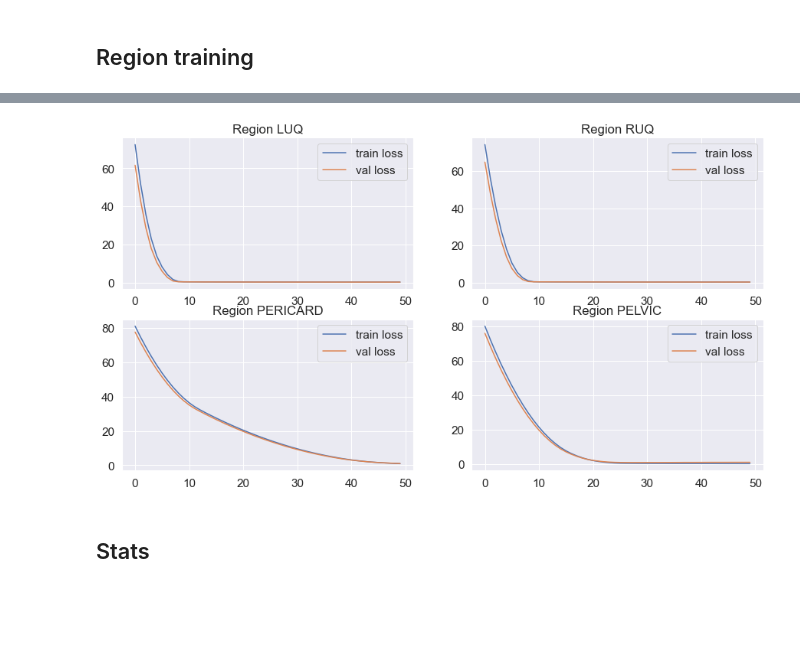
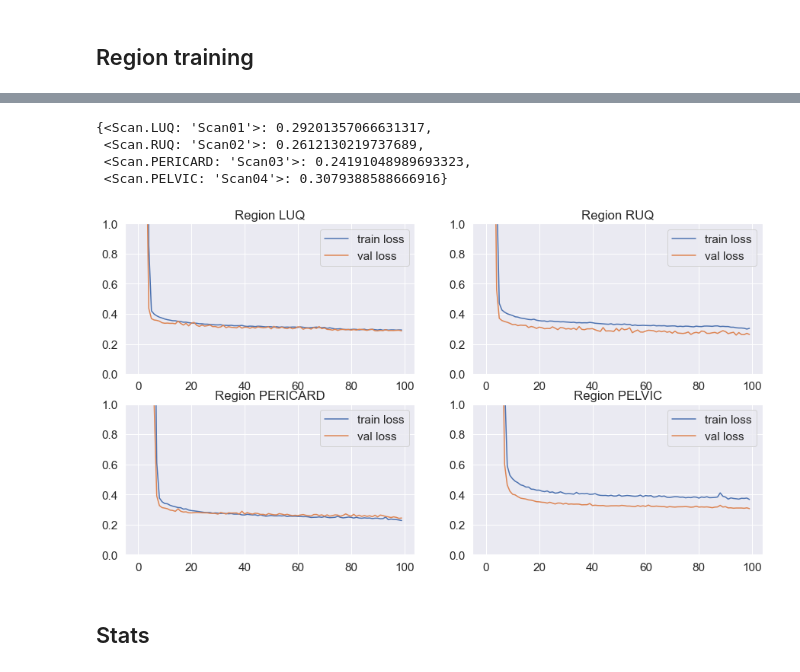
Before and after one commit to d0rnkernsky/COMP4906, a Jupyter notebook: model.ipynb, the cells around one changed output, grey strips where cells are left out. Cells and saved outputs as stored; diff of their text form; code cells hidden in the pictures; blank space fills up the shorter version.

```diff
--- a/model.ipynb
+++ b/model.ipynb
@@ -248,9 +228,9 @@ for i in range(6):
         fine_folds_stats[i][reg] = []
 # %%
 # hyper-parameters #
-fine_epochs = 50
+fine_epochs = 100
 fine_batch_size = 32
-fine_kernel_size = 7
+fine_kernel_size = 5
 fine_filters = 64
 fine_dropout_rate = 0.7
 fine_learning_rate = 0.00001
@@ -258,7 +238,7 @@ fine_regularizer = keras.regularizers.l1_l2(0.07)
 fine_CALLBACKS = [
     keras.callbacks.ReduceLROnPlateau(
         monitor='val_loss', factor=0.5, patience=20, min_lr=0.000001
-    ),
+    )
 ]
 # %%
 def load_model(num, reg):
@@ -388,0 +369,13 @@ INFO:tensorflow:Assets written to: ./best_model_tuned_5_Scan.PELVIC.tf/assets
+# %%
+print('Region', end='\t')
+for i in range(6):
+    print(f'Model {i + 1}', end='\t')
+
+print()
+for _, reg in enumerate([Scan.LUQ, Scan.RUQ, Scan.PERICARD, Scan.PELVIC]):
+    print(f'{reg.name}', end='\t')
+    for i in range(6):
+        model_stat = fine_folds_stats[i][reg]
+        print(f'{model_stat[0][0]:.2f}/{(100*model_stat[0][1]):.2f}', end='\t')
+
+    print()
@@ -389,11 +388,9 @@ INFO:tensorflow:Assets written to: ./best_model_tuned_5_Scan.PELVIC.tf/assets
 # %%
-region_avg_loss = dict()
-region_avg_val_loss = dict()
-for _, reg in enumerate([Scan.LUQ, Scan.RUQ, Scan.PERICARD, Scan.PELVIC]):
-    region_avg_loss[reg] = []
-    region_avg_val_loss[reg] = []
+avg_reg_acc = dict()
 
 for _, reg in enumerate([Scan.LUQ, Scan.RUQ, Scan.PERICARD, Scan.PELVIC]):
-    for i in range(len(iterations)):
-        region_avg_loss[reg].append(fine_models_train_hist[i][reg]['loss'])
-        region_avg_val_loss[reg].append(fine_models_train_hist[i][reg]['val_loss'])
+    avg = []
+    for i in range(6):
+        avg.append(fine_folds_stats[i][reg][0][1])
+
+    avg_reg_acc[reg] = np.mean(avg)
@@ -400,18 +399,34 @@ for _, reg in enumerate([Scan.LUQ, Scan.RUQ, Scan.PERICARD, Scan.PELVIC]):
+# %%
+avg_reg_loss = dict()
+
+for _, reg in enumerate([Scan.LUQ, Scan.RUQ, Scan.PERICARD, Scan.PELVIC]):
+    avg = []
+    for i in range(6):
+        avg.append(fine_folds_stats[i][reg][0][0])
+
+    avg_reg_loss[reg] = np.mean(avg)
+# %%
+avg_reg_loss
+# %% [output]
+{<Scan.LUQ: 'Scan01'>: 0.29201357066631317,
+ <Scan.RUQ: 'Scan02'>: 0.2612130219737689,
+ <Scan.PERICARD: 'Scan03'>: 0.24191048989693323,
+ <Scan.PELVIC: 'Scan04'>: 0.3079388588666916}
 # %%
 fib, axs = plt.subplots(2, 2, figsize=(15,8))
 
 for i, reg in enumerate([Scan.LUQ, Scan.RUQ, Scan.PERICARD, Scan.PELVIC]):
     loss_reg = np.mean(np.array(region_avg_loss[reg]), axis=0)
     val_loss_reg = np.mean(np.array(region_avg_val_loss[reg]), axis=0)
 
     axs[i // 2, i % 2].plot(loss_reg)
     axs[i // 2, i % 2].plot(val_loss_reg)
     axs[i // 2, i % 2].set_title(f'Region {reg.name}')
-#     axs[i // 2, i % 2].set_ylim(0, 10)
+    axs[i // 2, i % 2].set_ylim(0, 1, 0.001)
     axs[i // 2, i % 2].legend(['train loss', 'val loss',], loc='best')
 
 
 plt.show()
 fib.savefig('./reg_avg_train.png', bbox_inches='tight', pad_inches=0)
 # %% [output]
-[figure, old version]
+[figure, new version]
```
Also changed, not shown: parts of 32 cells of this notebook, 3 other files.
